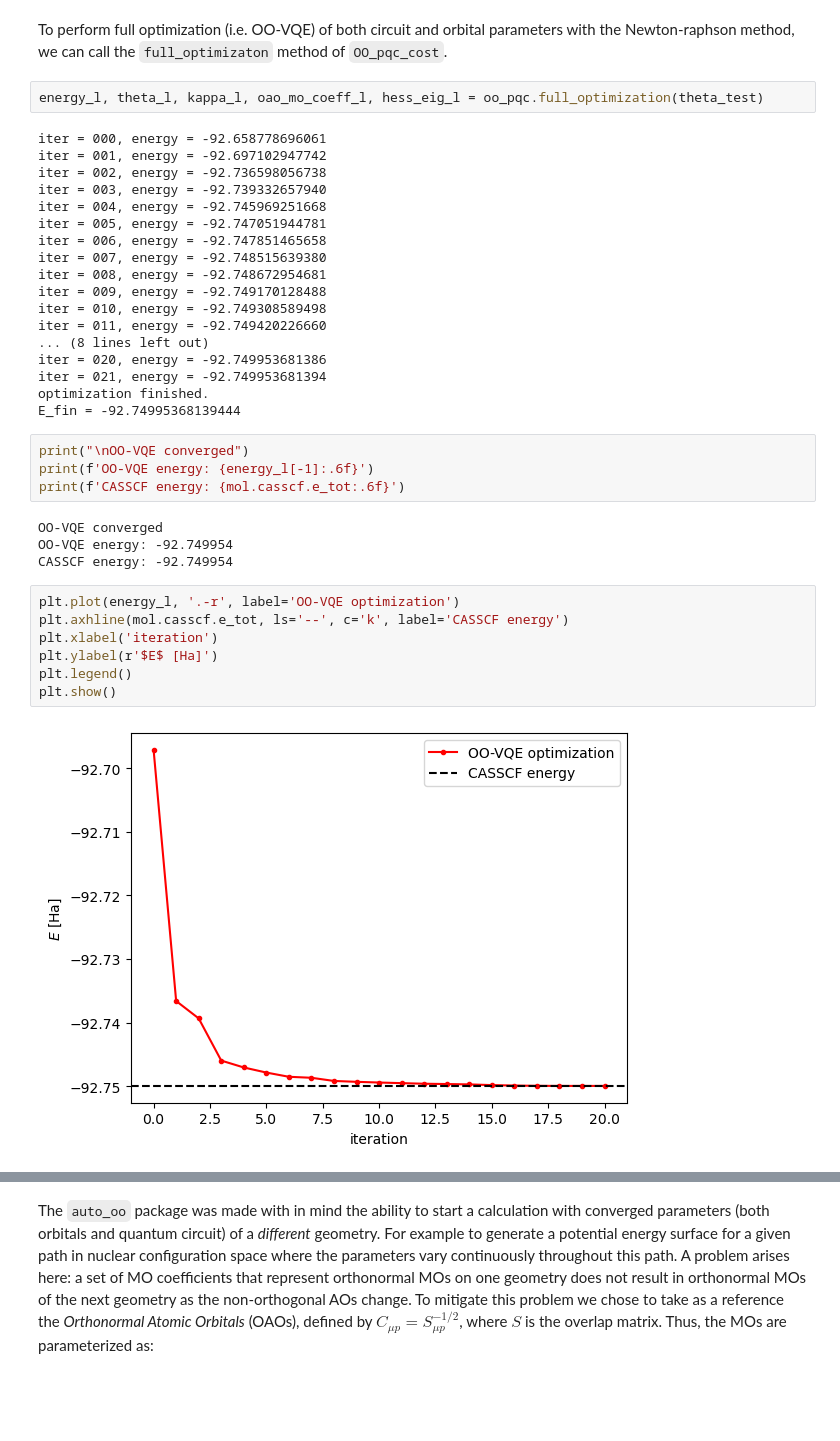
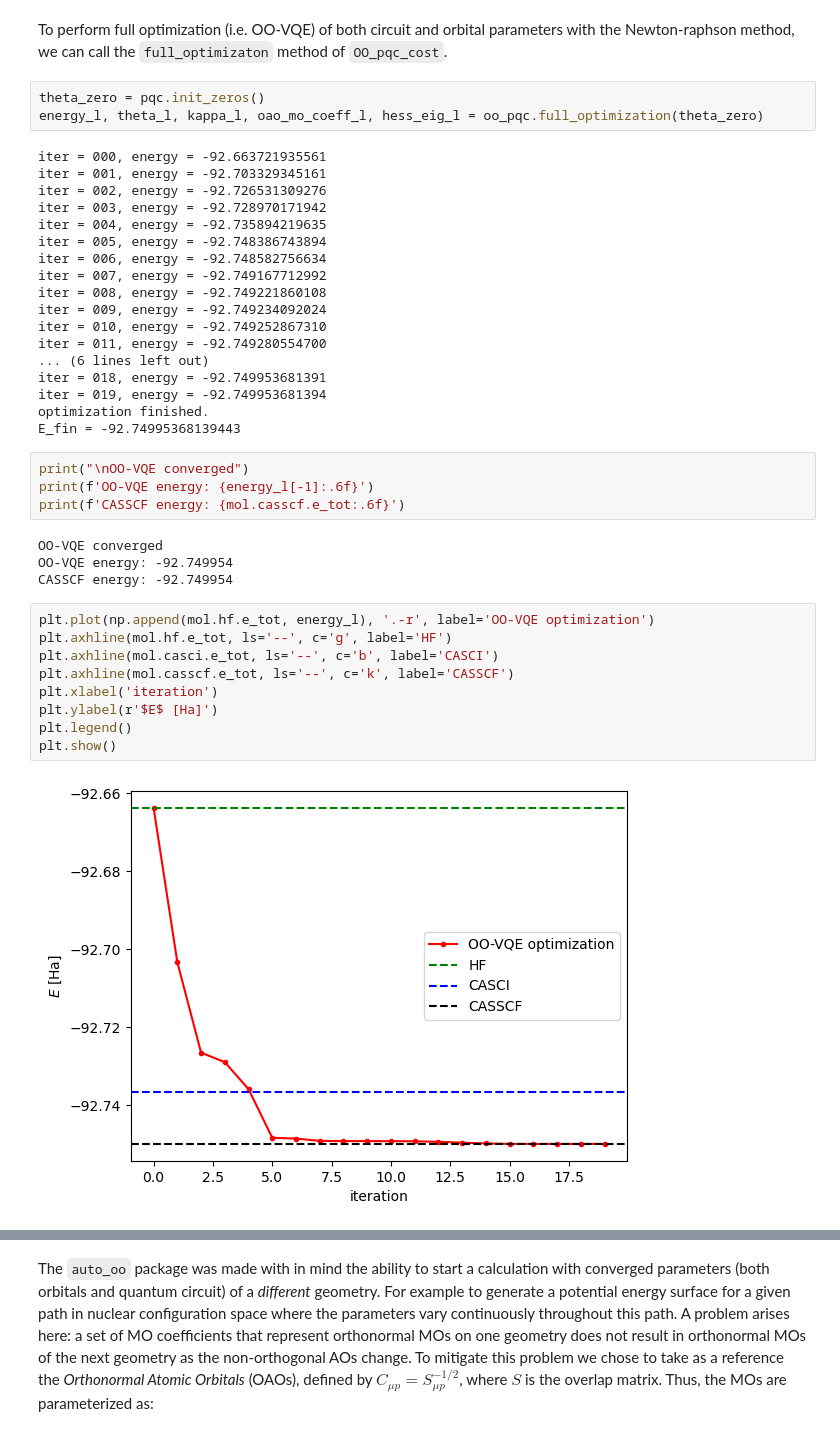
Before and after one commit to Emieeel/auto_oo, a Jupyter notebook: examples/Tutorial.ipynb, the cells around one changed output, grey strips where cells are left out. Saved outputs shown, nothing was run; the diff lists cells and outputs as text; blank space fills up the shorter version.

```diff
--- a/examples/Tutorial.ipynb
+++ b/examples/Tutorial.ipynb
@@ -378,25 +409,26 @@ Shape of the full Hessian matrix: torch.Size([60, 60])
 # %% [markdown]
 To perform full optimization (i.e. OO-VQE) of both circuit and orbital parameters with the Newton-raphson method, we can call the `full_optimizaton` method of `OO_pqc_cost`.
 # %%
-energy_l, theta_l, kappa_l, oao_mo_coeff_l, hess_eig_l = oo_pqc.full_optimization(theta_test)
+theta_zero = pqc.init_zeros()
+energy_l, theta_l, kappa_l, oao_mo_coeff_l, hess_eig_l = oo_pqc.full_optimization(theta_zero)
 # %% [output]
-iter = 000, energy = -92.658778696061
-iter = 001, energy = -92.697102947742
-iter = 002, energy = -92.736598056738
-iter = 003, energy = -92.739332657940
-iter = 004, energy = -92.745969251668
-iter = 005, energy = -92.747051944781
-iter = 006, energy = -92.747851465658
-iter = 007, energy = -92.748515639380
-iter = 008, energy = -92.748672954681
-iter = 009, energy = -92.749170128488
-iter = 010, energy = -92.749308589498
-iter = 011, energy = -92.749420226660
-... (8 lines left out)
-iter = 020, energy = -92.749953681386
-iter = 021, energy = -92.749953681394
+iter = 000, energy = -92.663721935561
+iter = 001, energy = -92.703329345161
+iter = 002, energy = -92.726531309276
+iter = 003, energy = -92.728970171942
+iter = 004, energy = -92.735894219635
+iter = 005, energy = -92.748386743894
+iter = 006, energy = -92.748582756634
+iter = 007, energy = -92.749167712992
+iter = 008, energy = -92.749221860108
+iter = 009, energy = -92.749234092024
+iter = 010, energy = -92.749252867310
+iter = 011, energy = -92.749280554700
+... (6 lines left out)
+iter = 018, energy = -92.749953681391
+iter = 019, energy = -92.749953681394
 optimization finished.
-E_fin = -92.74995368139444
+E_fin = -92.74995368139443
 # %%
 print("\nOO-VQE converged")
 print(f'OO-VQE energy: {energy_l[-1]:.6f}')
@@ -406,14 +438,16 @@ OO-VQE converged
 OO-VQE energy: -92.749954
 CASSCF energy: -92.749954
 # %%
-plt.plot(energy_l, '.-r', label='OO-VQE optimization')
-plt.axhline(mol.casscf.e_tot, ls='--', c='k', label='CASSCF energy')
+plt.plot(np.append(mol.hf.e_tot, energy_l), '.-r', label='OO-VQE optimization')
+plt.axhline(mol.hf.e_tot, ls='--', c='g', label='HF')
+plt.axhline(mol.casci.e_tot, ls='--', c='b', label='CASCI')
+plt.axhline(mol.casscf.e_tot, ls='--', c='k', label='CASSCF')
 plt.xlabel('iteration')
 plt.ylabel(r'$E$ [Ha]')
 plt.legend()
 plt.show()
 # %% [output]
-[figure, old version]
+[figure, new version]
 # %%
 plt.plot(hess_eig_l, '.-r', label='Hessian lowest eigenvalue')
 plt.xlabel('iteration')
```
Also changed, not shown: parts of 28 cells of this notebook.
